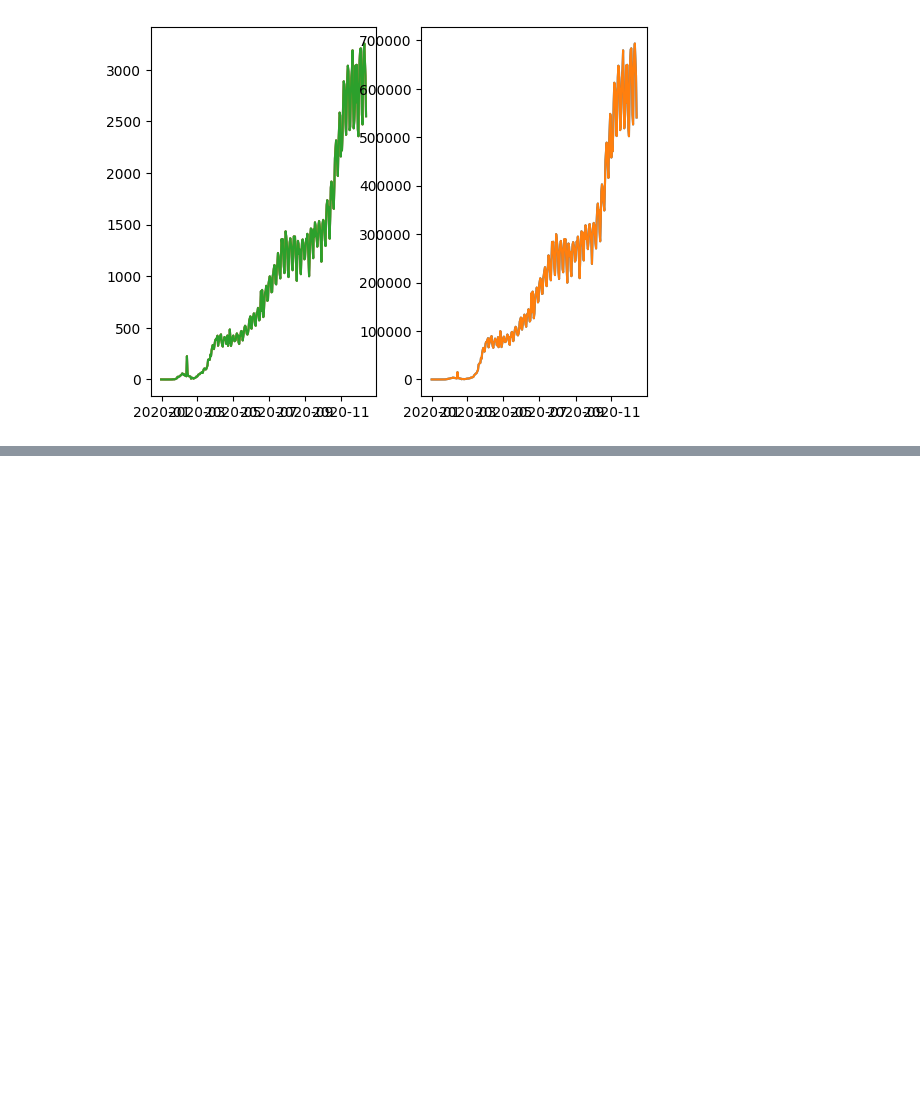
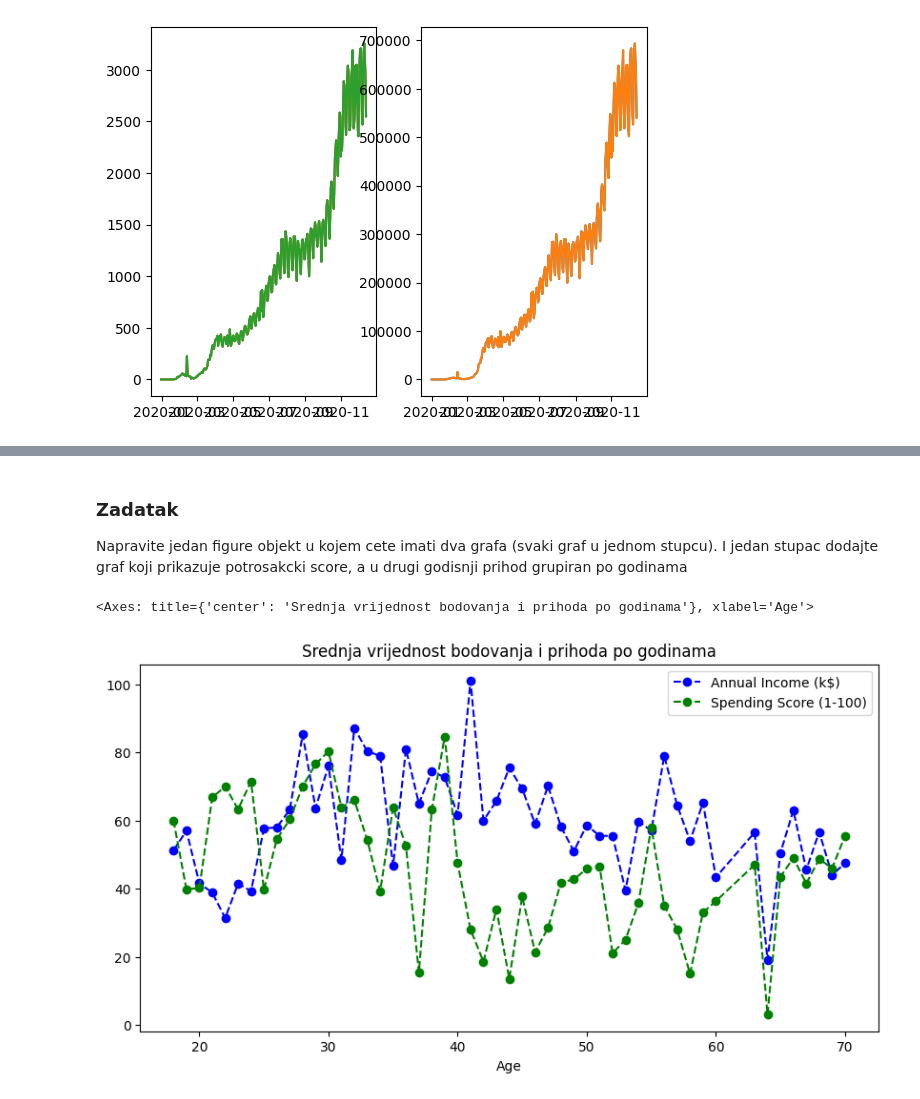
Before and after one commit to python-developer-algebra-klujic/pyds-ponavljanje, a Jupyter notebook: 4_vjezba_uvod_matplotlib.ipynb, the cells around one changed output, grey strips where cells are left out. Saved outputs shown, nothing was run; the diff lists cells and outputs as text; code cells hidden in the pictures; blank space fills up the shorter version.

```diff
--- a/4_vjezba_uvod_matplotlib.ipynb
+++ b/4_vjezba_uvod_matplotlib.ipynb
@@ -180,0 +256,4 @@ okvir
+# %% [markdown]
+### Zadatak
+
+Napravite jedan figure objekt u kojem cete imati dva grafa (svaki graf u jednom stupcu). I jedan stupac dodajte graf koji prikazuje potrosakcki score, a u drugi godisnji prihod grupiran po godinama
@@ -180,0 +262,14 @@ okvir
+# %%
+mall_customers_df.iloc[:, [2, 3, 4]].groupby(by='Age', as_index=False).mean().plot(
+    kind='line',
+    x='Age',
+    y=['Annual Income (k$)', 'Spending Score (1-100)'],
+
+    figsize=(10, 5),
+    style=['o--b', 'o--g'],
+    legend=True,
+    title='Srednja vrijednost bodovanja i prihoda po godinama'
+)
+# %% [output]
+<Axes: title={'center': 'Srednja vrijednost bodovanja i prihoda po godinama'}, xlabel='Age'>
+[figure, added]
```
Also changed, not shown: parts of 8 cells of this notebook.
